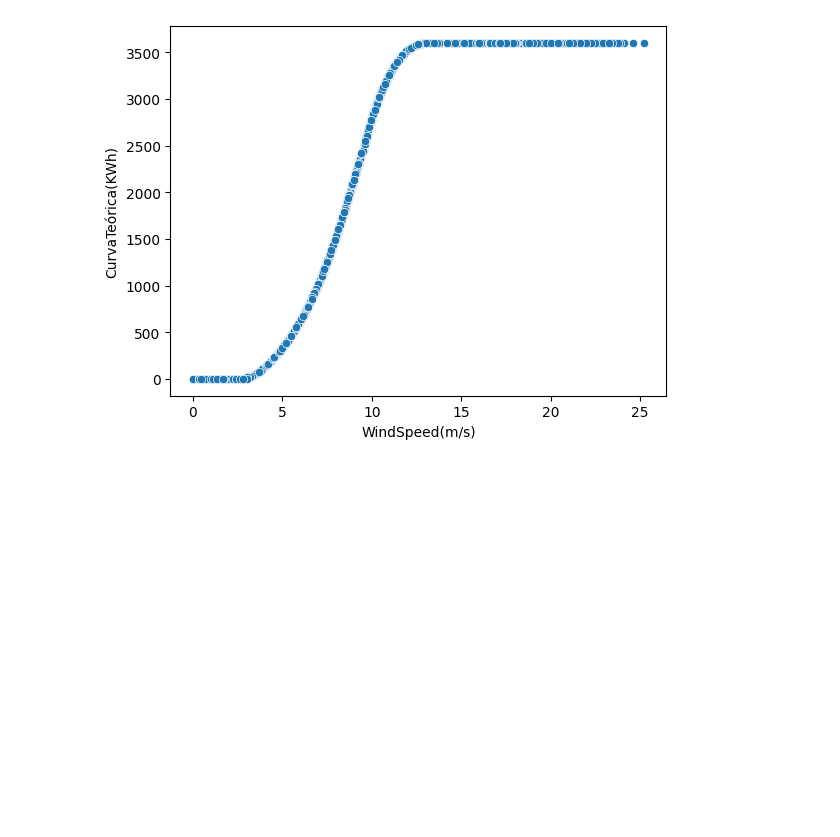
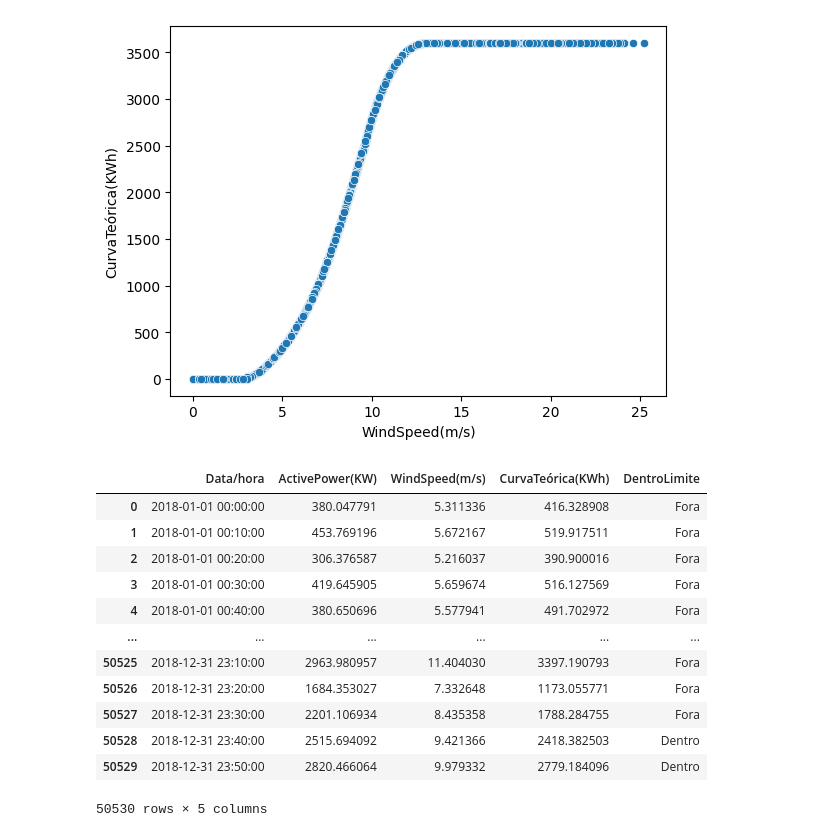
Before and after one commit to caioassis-dev/turbinaEolica, a Jupyter notebook: turbinaEolica.ipynb, the cells around one changed output. Saved outputs shown, nothing was run; the diff lists cells and outputs as text; code cells hidden in the pictures; blank space fills up the shorter version.

```diff
--- a/turbinaEolica.ipynb
+++ b/turbinaEolica.ipynb
@@ -51,3 +51,20 @@ for p, potencia in enumerate(pot_real):
     dentro_limite.append('Zero')
   else:
     dentro_limite.append('Fora')
+# %%
+turbina1['DentroLimite'] = dentro_limite
+turbina1
+# %% [output]
+|  | Data/hora | ActivePower(KW) | WindSpeed(m/s) | CurvaTeórica(KWh) | DentroLimite |
+| 0 | 2018-01-01 00:00:00 | 380.047791 | 5.311336 | 416.328908 | Fora |
+| 1 | 2018-01-01 00:10:00 | 453.769196 | 5.672167 | 519.917511 | Fora |
+| 2 | 2018-01-01 00:20:00 | 306.376587 | 5.216037 | 390.900016 | Fora |
+| 3 | 2018-01-01 00:30:00 | 419.645905 | 5.659674 | 516.127569 | Fora |
+| 4 | 2018-01-01 00:40:00 | 380.650696 | 5.577941 | 491.702972 | Fora |
+| ... | ... | ... | ... | ... | ... |
+| 50525 | 2018-12-31 23:10:00 | 2963.980957 | 11.404030 | 3397.190793 | Fora |
+| 50526 | 2018-12-31 23:20:00 | 1684.353027 | 7.332648 | 1173.055771 | Fora |
+| 50527 | 2018-12-31 23:30:00 | 2201.106934 | 8.435358 | 1788.284755 | Fora |
+| 50528 | 2018-12-31 23:40:00 | 2515.694092 | 9.421366 | 2418.382503 | Dentro |
+| 50529 | 2018-12-31 23:50:00 | 2820.466064 | 9.979332 | 2779.184096 | Dentro |
+50530 rows × 5 columns
```
Also changed, not shown: parts of 2 cells of this notebook.
